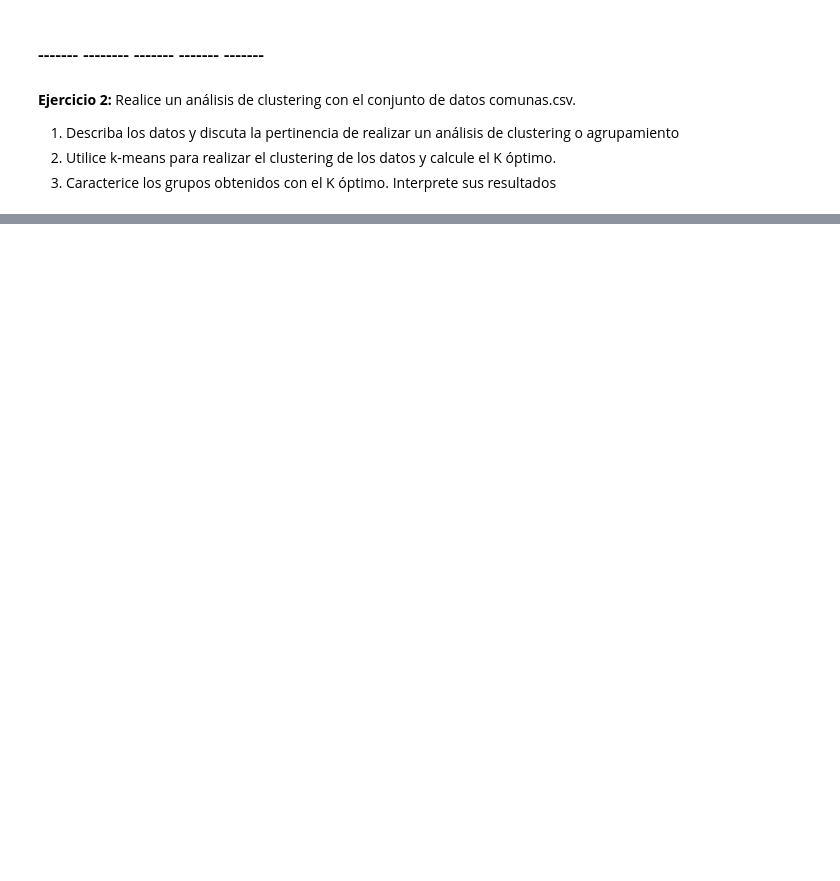
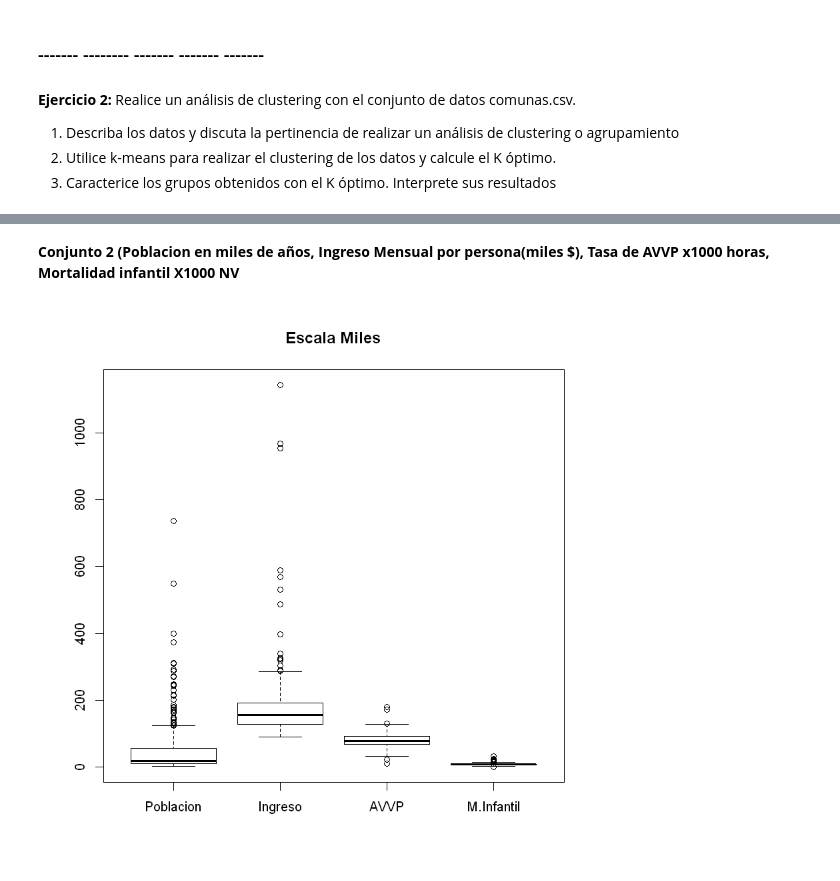
Before and after one commit to ReinaldoBustamante/Analisis-de-datos, a Jupyter notebook: K-means/Clustering_Notebook1.ipynb, the cells around one changed output, grey strips where cells are left out. Saved outputs shown, nothing was run; the diff lists cells and outputs as text; code cells hidden in the pictures; blank space fills up the shorter version.

```diff
--- a/K-means/Clustering_Notebook1.ipynb
+++ b/K-means/Clustering_Notebook1.ipynb
@@ -270,0 +311,9 @@ datos <- read.csv("comunas.csv",header=TRUE,sep=";",dec=".")
+# %% [markdown]
+**Conjunto 2 (Poblacion en miles de años, Ingreso Mensual por persona(miles $), Tasa de AVVP x1000 horas, Mortalidad infantil X1000 NV**
+# %%
+conjunto2 <- datos2[, c(1,3,10,12)]
+colnames(conjunto2) <- c('Poblacion','Ingreso','AVVP','M.Infantil')
+row.names(conjunto2) <- datos[,2]
+boxplot(conjunto2, main = 'Escala Miles')
+# %% [output]
+[figure, added]
```
Also changed, not shown: parts of 28 cells of this notebook.
